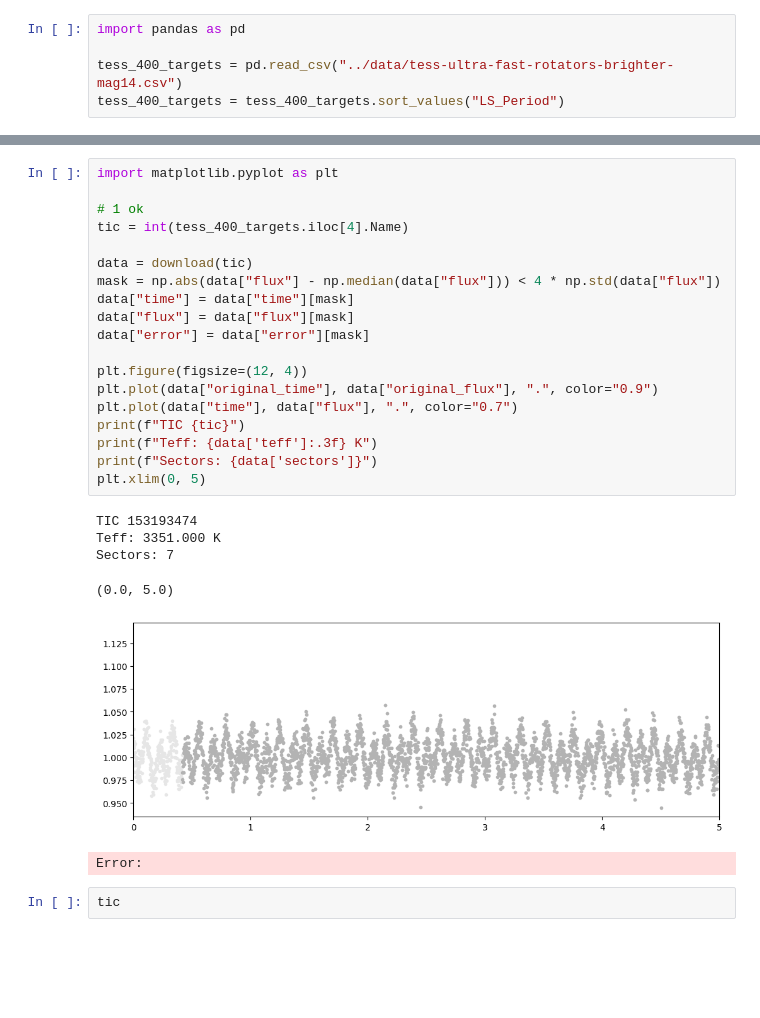
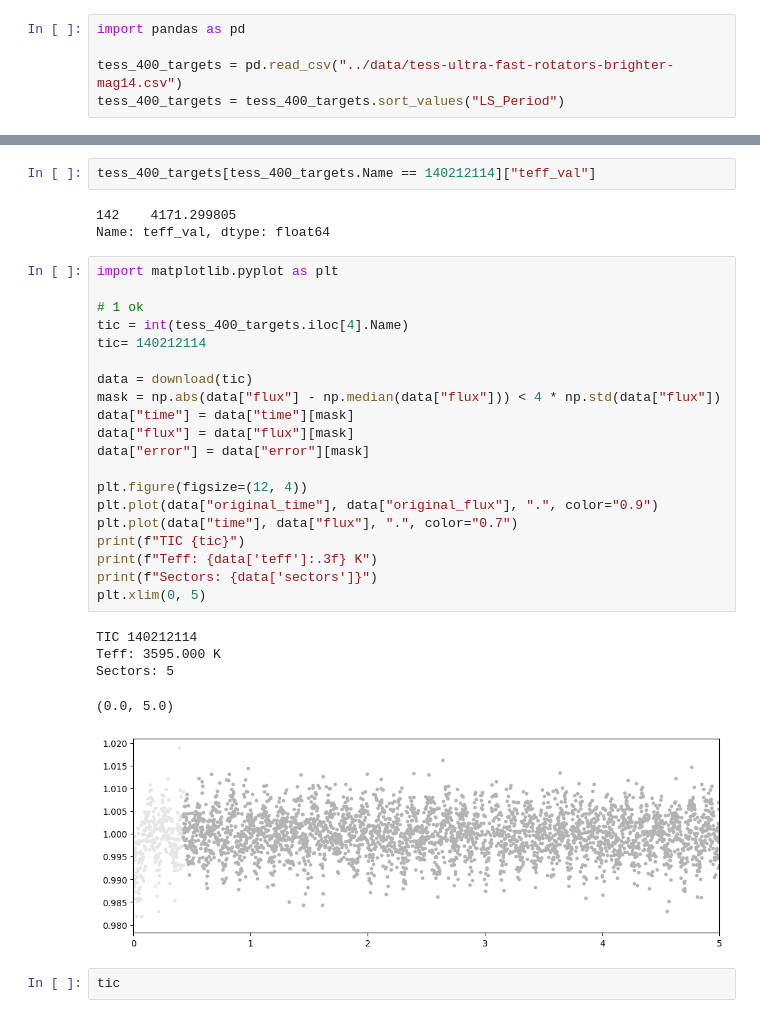
Before and after one commit to lgrcia/paper-nuance, a Jupyter notebook: workflows/real_injection_recovery/notebooks/explore.ipynb, the cells around one changed output, grey strips where cells are left out. Drawn from its saved outputs; the diff is of its cells as text; blank space fills up the shorter version.

```diff
--- a/workflows/real_injection_recovery/notebooks/explore.ipynb
+++ b/workflows/real_injection_recovery/notebooks/explore.ipynb
@@ -57,29 +77,34 @@ tess_400_targets = tess_400_targets.sort_values("LS_Period")
+# %%
+tess_400_targets[tess_400_targets.Name == 140212114]["teff_val"]
+# %% [output]
+142    4171.299805
+Name: teff_val, dtype: float64
 # %%
 import matplotlib.pyplot as plt
 
 # 1 ok
 tic = int(tess_400_targets.iloc[4].Name)
+tic= 140212114
 
 data = download(tic)
 mask = np.abs(data["flux"] - np.median(data["flux"])) < 4 * np.std(data["flux"])
 data["time"] = data["time"][mask]
 data["flux"] = data["flux"][mask]
 data["error"] = data["error"][mask]
 
 plt.figure(figsize=(12, 4))
 plt.plot(data["original_time"], data["original_flux"], ".", color="0.9")
 plt.plot(data["time"], data["flux"], ".", color="0.7")
 print(f"TIC {tic}")
 print(f"Teff: {data['teff']:.3f} K")
 print(f"Sectors: {data['sectors']}")
 plt.xlim(0, 5)
 # %% [output]
-TIC 153193474
-Teff: 3351.000 K
-Sectors: 7
+TIC 140212114
+Teff: 3595.000 K
+Sectors: 5
 (0.0, 5.0)
-[figure, old version]
+[figure, new version]
-Error:
 # %%
 tic
 # %% [output]
```
Also changed, not shown: parts of 1 cell of this notebook, 37 other files.
